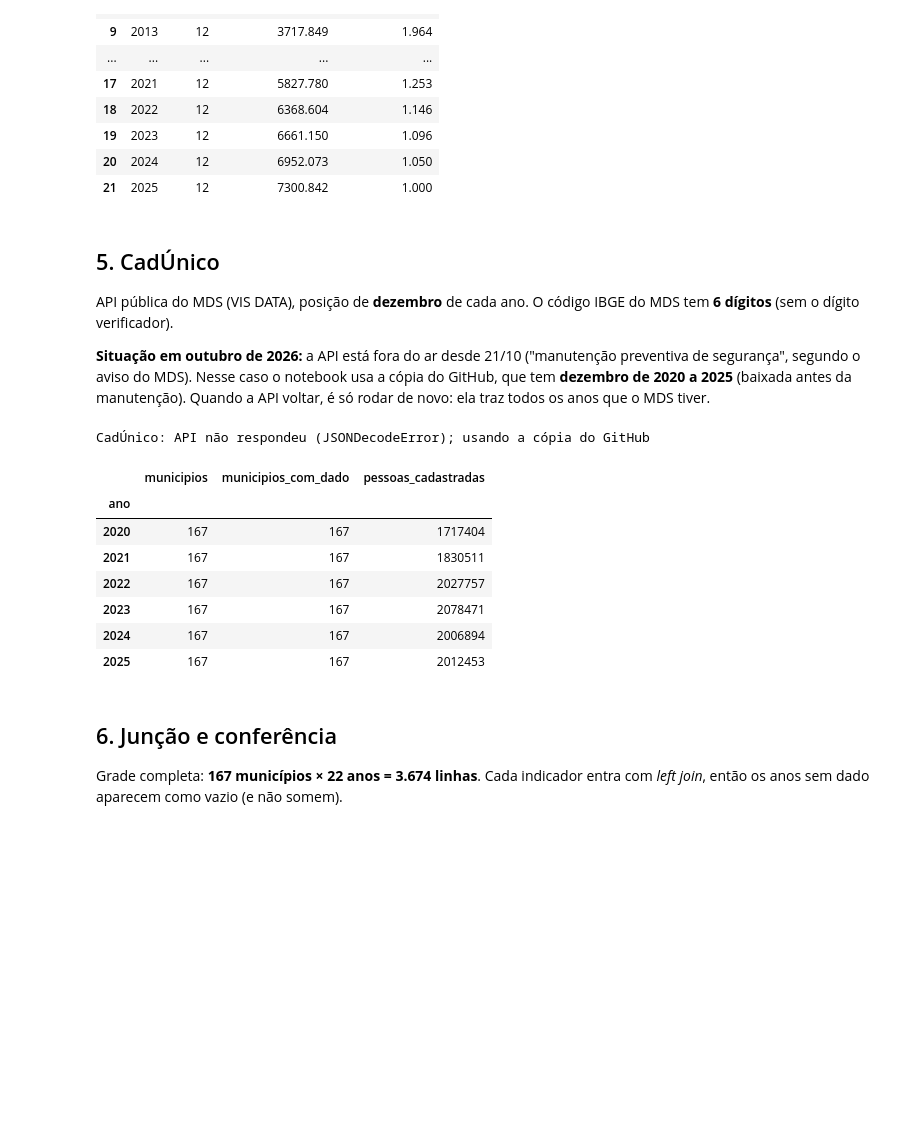
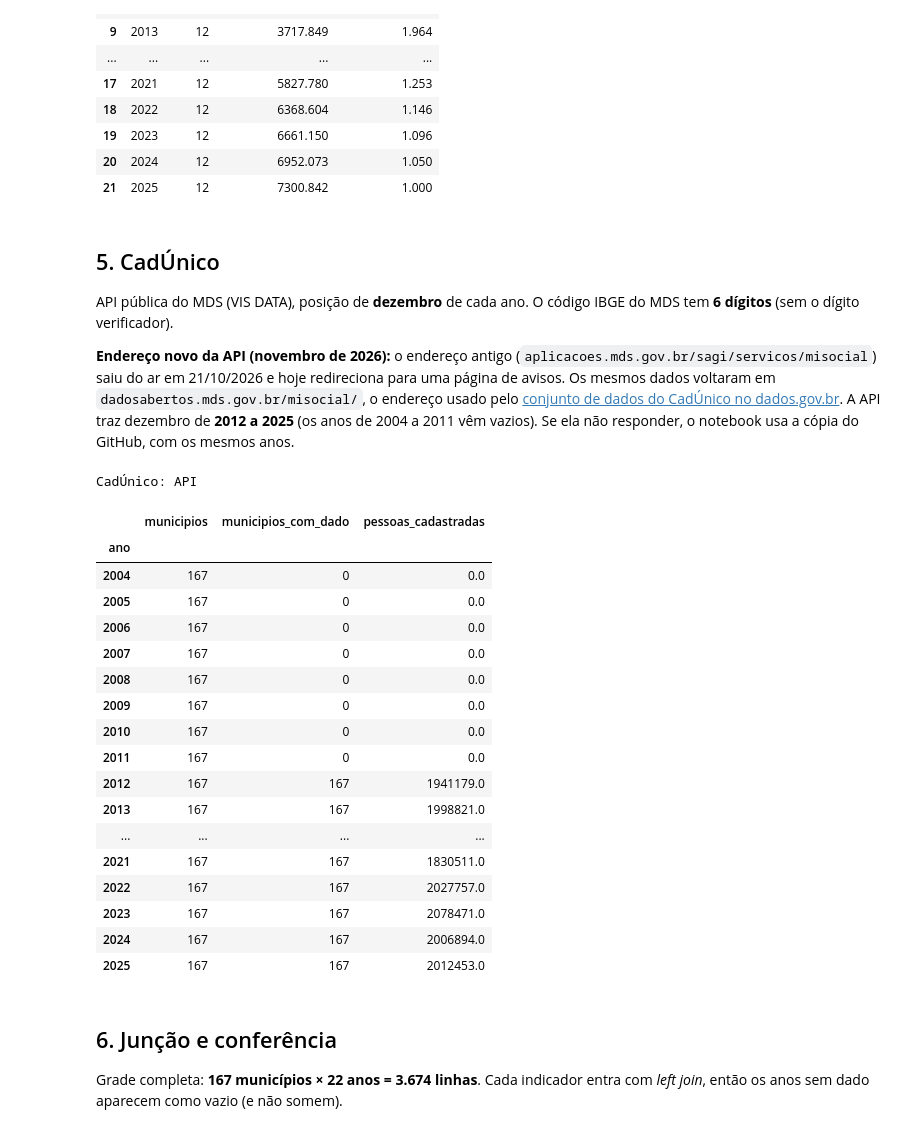
Before and after one commit to Renata-Nascimento/Projeto-U02-CD, a Jupyter notebook: notebooks/05_b_indicadores.ipynb, the cells around one changed output. Saved outputs shown, nothing was run; the diff lists cells and outputs as text; code cells hidden in the pictures; blank space fills up the shorter version.

Commit message:
Coleta população,PIB,CadÚnico e IPCA
endereço novo da API, textos atualizados e colunas na mesma ordem de antes

```diff
--- a/notebooks/05_b_indicadores.ipynb
+++ b/notebooks/05_b_indicadores.ipynb
@@ -242,49 +242,61 @@ IPCA: API
 API pública do MDS (VIS DATA), posição de **dezembro** de cada ano. O código IBGE do MDS tem **6 dígitos**
 (sem o dígito verificador).
 
-**Situação em outubro de 2026:** a API está fora do ar desde 21/10 ("manutenção preventiva de segurança", segundo
-o aviso do MDS). Nesse caso o notebook usa a cópia do GitHub, que tem **dezembro de 2020 a 2025** (baixada antes
-da manutenção). Quando a API voltar, é só rodar de novo: ela traz todos os anos que o MDS tiver.
+**Endereço novo da API (novembro de 2026):** o endereço antigo (`aplicacoes.mds.gov.br/sagi/servicos/misocial`) saiu do
+ar em 21/10/2026 e hoje redireciona para uma página de avisos. Os mesmos dados voltaram em
+`dadosabertos.mds.gov.br/misocial/`, o endereço usado pelo [conjunto de dados do CadÚnico no dados.gov.br](https://dados.gov.br/dados/conjuntos-dados/familias-por-faixa-de-renda-com-cadastro-atualizado-no-cadastro-unico).
+A API traz dezembro de **2012 a 2025** (os anos de 2004 a 2011 vêm vazios). Se ela não responder, o notebook usa a
+cópia do GitHub, com os mesmos anos.
 # %%
 CAMPOS_CADUNICO = {
     'codigo_ibge': 'cod_ibge6',
     'anomes_s': 'anomes',
     'cadun_qtd_familias_cadastradas_i': 'cad_familias',
     'cadun_qtd_pessoas_cadastradas_i': 'cad_pessoas',
     'cadun_qtd_pessoas_cadastradas_rfpc_ate_meio_sm_i': 'cad_baixa_renda',
 }
 
 def buscar_cadunico():
     params = {
         'q': '*:*',
         'fq': ['sigla_uf:RN', 'anomes_s:(' + ' OR '.join(f'{a}12' for a in ANOS) + ')'],
         'fl': ','.join(CAMPOS_CADUNICO), 'rows': 10000, 'wt': 'json',
     }
-    r = requests.get('https://aplicacoes.mds.gov.br/sagi/servicos/misocial', params=params, timeout=(20, 120))
+    r = requests.get('https://dadosabertos.mds.gov.br/misocial/', params=params, timeout=(20, 120))
     r.raise_for_status()
     t = pd.DataFrame(r.json()['response']['docs']).rename(columns=CAMPOS_CADUNICO)   # erro se vier página de aviso
     t['ano'] = t['anomes'].astype(str).str[:4].astype(int)
-    return t.drop(columns='anomes')
+    return t[['cod_ibge6', 'ano', 'cad_familias', 'cad_pessoas', 'cad_baixa_renda']]   # mesma ordem da cópia do GitHub
 
 cadunico = com_plano_b('CadÚnico', buscar_cadunico, 'dados/cadunico/cadunico_dezembro_rn.csv',
                        colunas_se_faltar=['cod_ibge6', 'ano', 'cad_familias', 'cad_pessoas', 'cad_baixa_renda'])
 cadunico = cadunico.astype({'cod_ibge6': int, 'ano': int})
 for coluna in ['cad_familias', 'cad_pessoas', 'cad_baixa_renda']:
     cadunico[coluna] = pd.to_numeric(cadunico[coluna], errors='coerce')
 
 (cadunico.groupby('ano').agg(municipios=('cod_ibge6', 'nunique'),
                              municipios_com_dado=('cad_pessoas', 'count'),
                              pessoas_cadastradas=('cad_pessoas', 'sum')))
 # %% [output]
-CadÚnico: API não respondeu (JSONDecodeError); usando a cópia do GitHub
+CadÚnico: API
 |  | municipios | municipios_com_dado | pessoas_cadastradas |
 | ano |  |  |  |
-| 2020 | 167 | 167 | 1717404 |
-| 2021 | 167 | 167 | 1830511 |
-| 2022 | 167 | 167 | 2027757 |
-| 2023 | 167 | 167 | 2078471 |
-| 2024 | 167 | 167 | 2006894 |
-| 2025 | 167 | 167 | 2012453 |
+| 2004 | 167 | 0 | 0.0 |
+| 2005 | 167 | 0 | 0.0 |
+| 2006 | 167 | 0 | 0.0 |
+| 2007 | 167 | 0 | 0.0 |
+| 2008 | 167 | 0 | 0.0 |
+| 2009 | 167 | 0 | 0.0 |
+| 2010 | 167 | 0 | 0.0 |
+| 2011 | 167 | 0 | 0.0 |
+| 2012 | 167 | 167 | 1941179.0 |
+| 2013 | 167 | 167 | 1998821.0 |
+| ... | ... | ... | ... |
+| 2021 | 167 | 167 | 1830511.0 |
+| 2022 | 167 | 167 | 2027757.0 |
+| 2023 | 167 | 167 | 2078471.0 |
+| 2024 | 167 | 167 | 2006894.0 |
+| 2025 | 167 | 167 | 2012453.0 |
 # %% [markdown]
 ## 6. Junção e conferência
 
```
Also changed, not shown: parts of 5 cells of this notebook.
